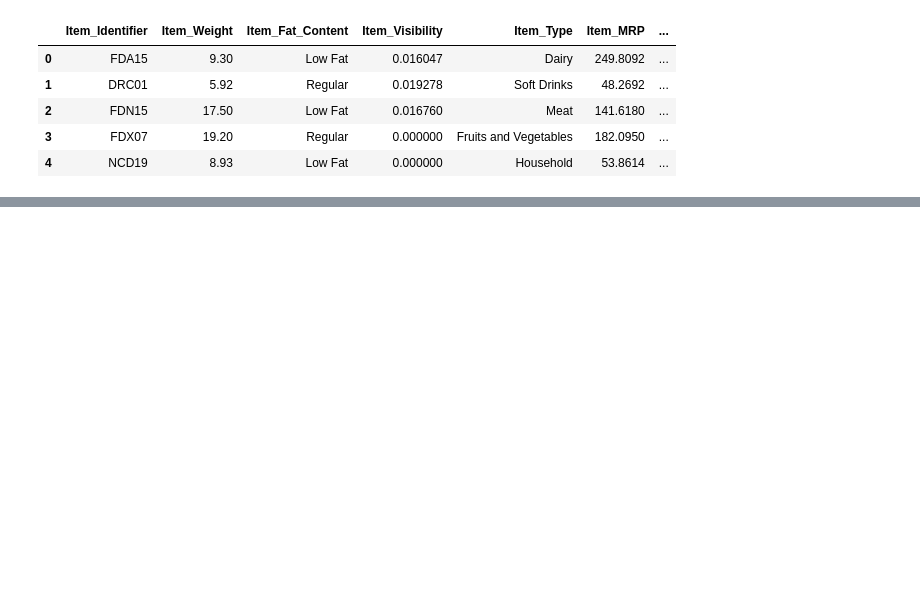
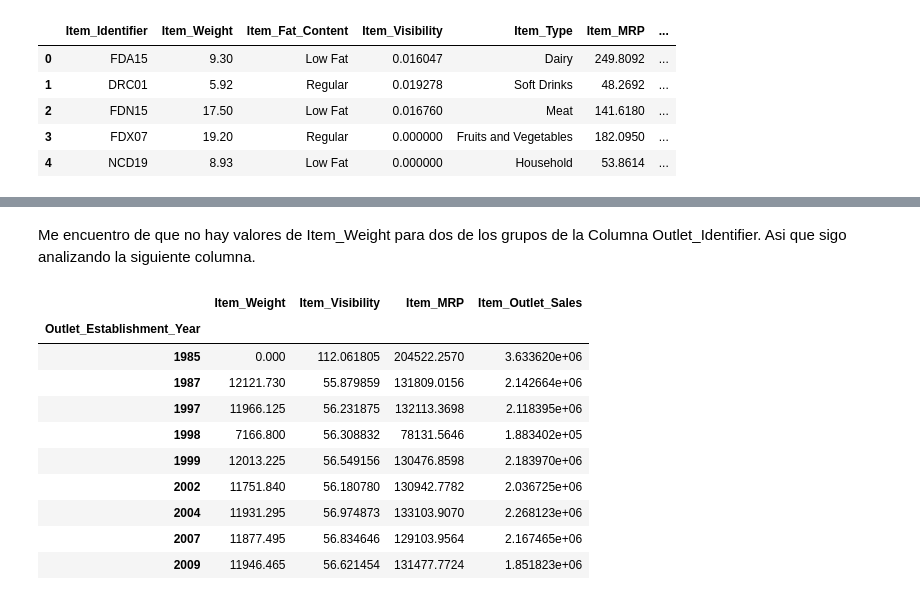
Before and after one commit to jcardonamde/food-sales-predictions, a Jupyter notebook: food_sales_predictions.ipynb, the cells around one changed output, grey strips where cells are left out. Saved outputs shown, nothing was run; the diff lists cells and outputs as text; code cells hidden in the pictures; blank space fills up the shorter version.

```diff
--- a/food_sales_predictions.ipynb
+++ b/food_sales_predictions.ipynb
@@ -15,0 +179,17 @@ df.head()
+# %% [markdown]
+Me encuentro de que no hay valores de Item_Weight para dos de los grupos de la Columna Outlet_Identifier. Asi que sigo analizando la siguiente columna.
+# %%
+# Hago un agrupamiento y sumatoria por la columna de Outlet_Establishment_Yearr para analizar
+df.groupby(['Outlet_Establishment_Year']).sum()
+# %% [output]
+|  | Item_Weight | Item_Visibility | Item_MRP | Item_Outlet_Sales |
+| Outlet_Establishment_Year |  |  |  |  |
+| 1985 | 0.000 | 112.061805 | 204522.2570 | 3.633620e+06 |
+| 1987 | 12121.730 | 55.879859 | 131809.0156 | 2.142664e+06 |
+| 1997 | 11966.125 | 56.231875 | 132113.3698 | 2.118395e+06 |
+| 1998 | 7166.800 | 56.308832 | 78131.5646 | 1.883402e+05 |
+| 1999 | 12013.225 | 56.549156 | 130476.8598 | 2.183970e+06 |
+| 2002 | 11751.840 | 56.180780 | 130942.7782 | 2.036725e+06 |
+| 2004 | 11931.295 | 56.974873 | 133103.9070 | 2.268123e+06 |
+| 2007 | 11877.495 | 56.834646 | 129103.9564 | 2.167465e+06 |
+| 2009 | 11946.465 | 56.621454 | 131477.7724 | 1.851823e+06 |
```
Also changed, not shown: parts of 49 cells of this notebook.
